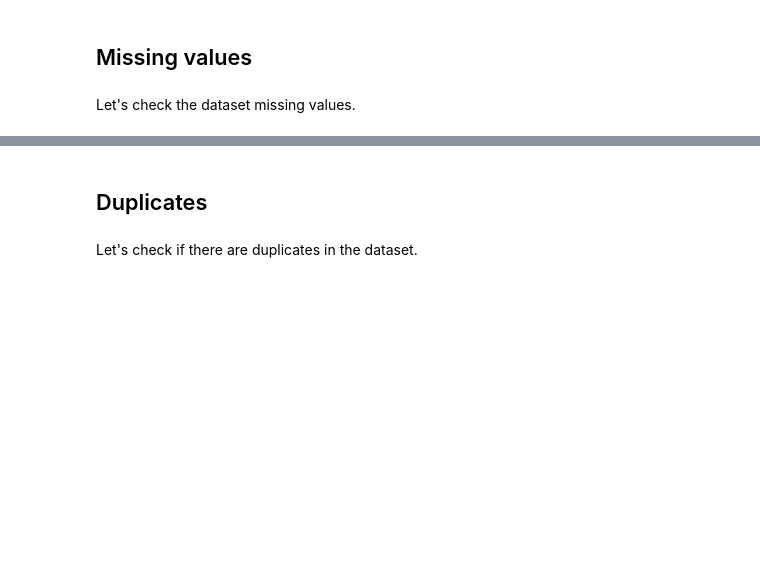
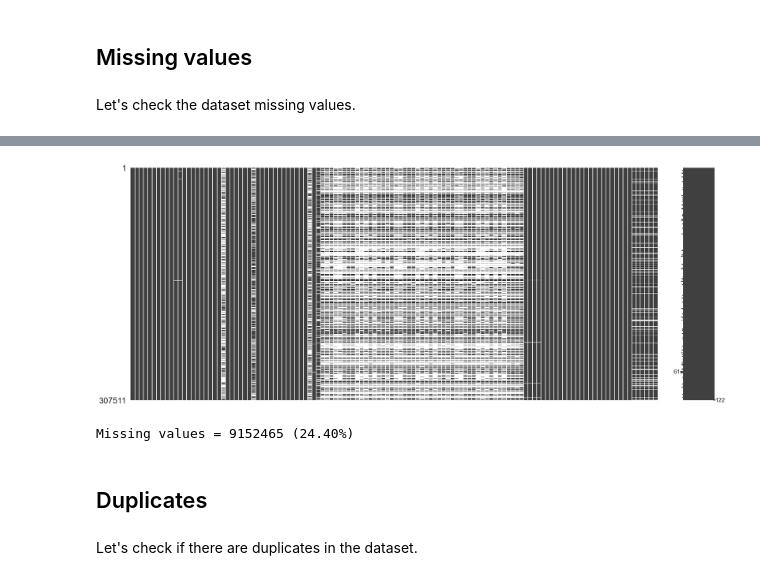
Before and after one commit to ahonestla/OC_DS_P7, a Jupyter notebook: notebooks/1-exploratory-data-analysis.ipynb, the cells around one changed output, grey strips where cells are left out. Cells and saved outputs as stored; diff of their text form; code cells hidden in the pictures; blank space fills up the shorter version.

```diff
--- a/notebooks/1-exploratory-data-analysis.ipynb
+++ b/notebooks/1-exploratory-data-analysis.ipynb
@@ -418,3 +390,15 @@ There are 2 columns with missing values.
+# %%
+# Display missing values matrix
+msno.matrix(data_app_train)
+plt.show()
+# %% [output]
+[figure, added]
+# %%
+# Print number of missing values
+nan_values = data_app_train.isna().sum().sum()
+print("Missing values = {} ({:.2%})".format(nan_values, nan_values/data_app_train.size))
+# %% [output]
+Missing values = 9152465 (24.40%)
 # %% [markdown]
 ## Duplicates
 # %% [markdown]
```
Also changed, not shown: parts of 17 cells of this notebook, 2 other files.
